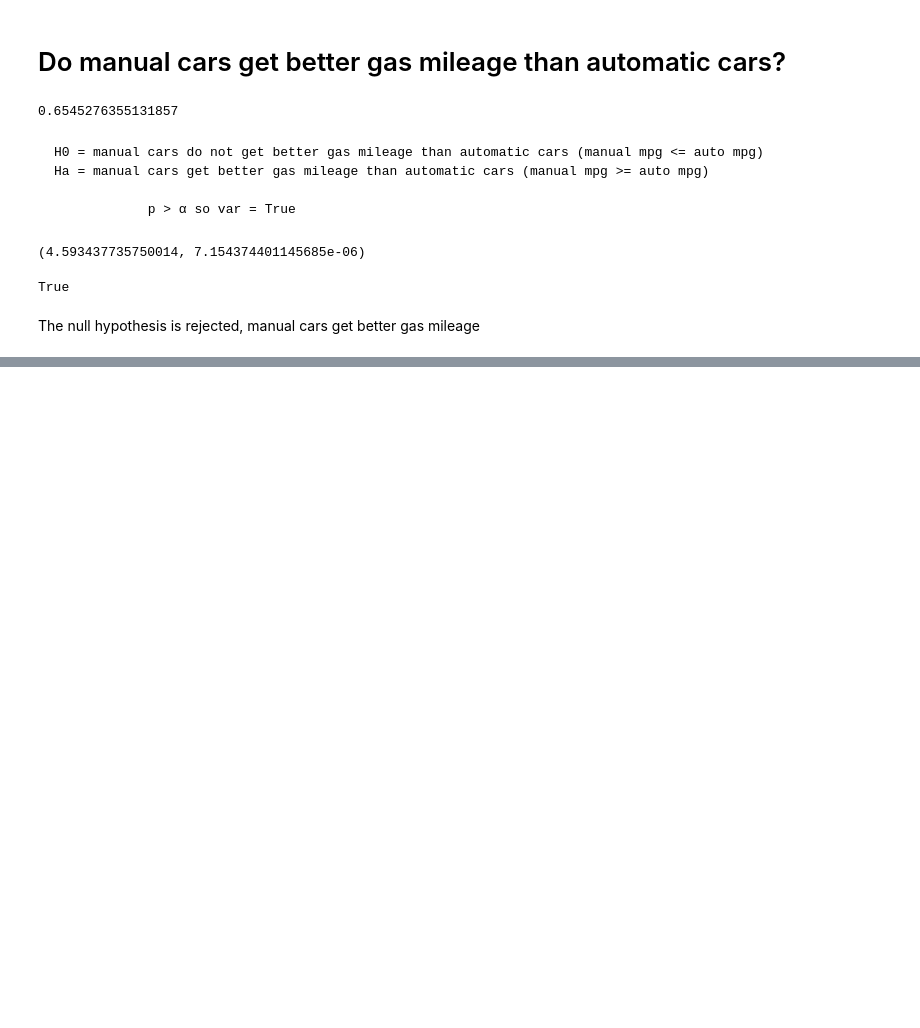
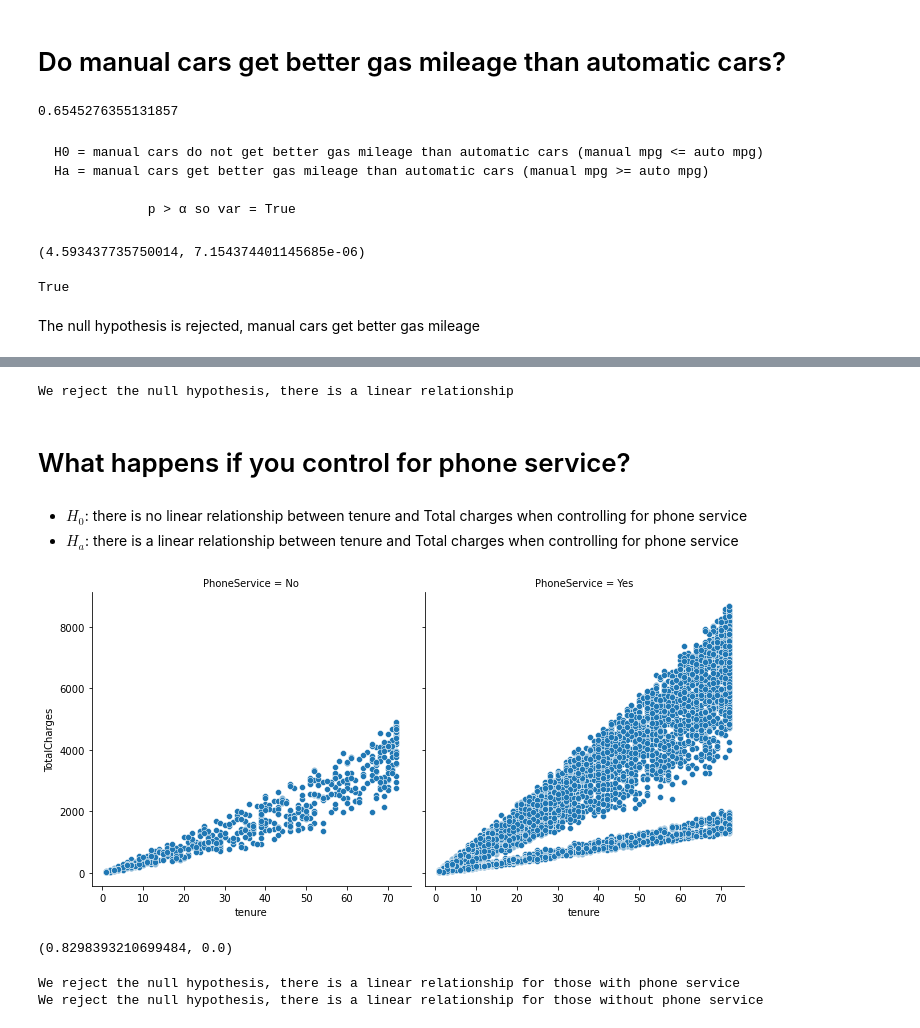
Before and after one commit to DanChurchill/statistics-exercises, a Jupyter notebook: hypothesis_testing.ipynb, the cells around one changed output, grey strips where cells are left out. Drawn from its saved outputs; the diff is of its cells as text; code cells hidden in the pictures; blank space fills up the shorter version.

```diff
--- a/hypothesis_testing.ipynb
+++ b/hypothesis_testing.ipynb
@@ -180,0 +260,30 @@ The null hypothesis is rejected, manual cars get better gas mileage
+# %%
+#evaluate p-value
+if p < alpha:
+    print("We reject the null hypothesis, there is a linear relationship")
+else:
+    print("We fail to reject the null hypothesis, there is no linear relationship")
+# %% [output]
+We reject the null hypothesis, there is a linear relationship
+# %% [markdown]
+# What happens if you control for phone service?
+# %% [markdown]
+- $H_0$: there is no linear relationship between tenure and Total charges when controlling for phone service
+- $H_a$: there is a linear relationship between tenure and Total charges when controlling for phone service
+# %%
+# plot the data seperating for phone service
+sns.relplot(data=telco, x='tenure', y='TotalCharges', col='PhoneService')
+plt.show()
+# %% [output]
+[figure, added]
+# %%
+# calculate values and determine if relationship is linear for those with phone
+phone = telco[telco.PhoneService == 'Yes']
+
+x1 = phone.tenure
+y1 = phone.TotalCharges
+
+phone_r, phone_p = stats.pearsonr(x1,y1)
+phone_r, phone_p
+# %% [output]
+(0.8298393210699484, 0.0)
@@ -180,0 +299,14 @@ The null hypothesis is rejected, manual cars get better gas mileage
+# %%
+#evaluate p-value for both
+if phone_p < alpha:
+    print("We reject the null hypothesis, there is a linear relationship for those with phone service")
+else:
+    print("We fail to reject the null hypothesis, there is no linear relationship for those with phone service")
+
+if no_phone_p < alpha:
+    print("We reject the null hypothesis, there is a linear relationship for those without phone service")
+else:
+    print("We fail to reject the null hypothesis, there is no linear relationship for those without phone service")
+# %% [output]
+We reject the null hypothesis, there is a linear relationship for those with phone service
+We reject the null hypothesis, there is a linear relationship for those without phone service
```
Also changed, not shown: parts of 41 cells of this notebook.
